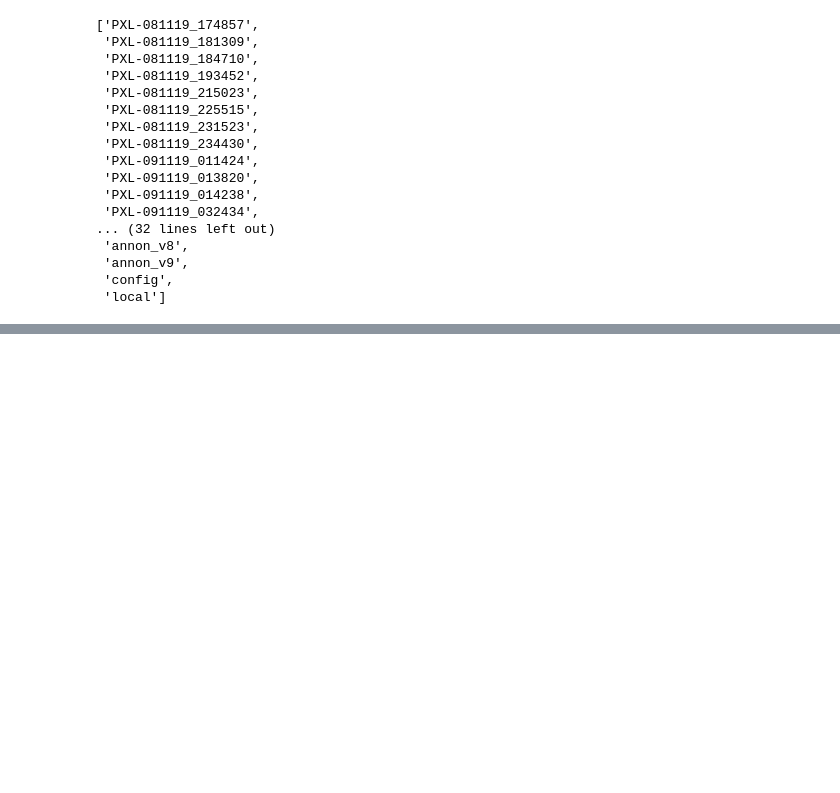
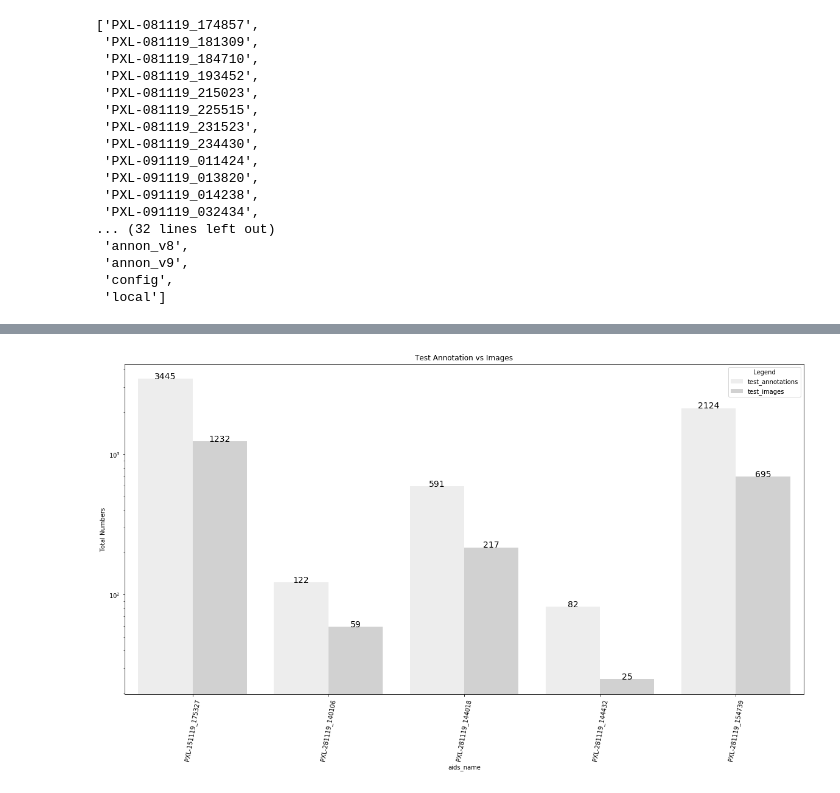
Before and after one commit to Roy-Tuhin/maskrcnn_sophisticate-, a Jupyter notebook: apps/annon/annon_dataset_statistics.ipynb, the cells around one changed output, grey strips where cells are left out. Saved outputs shown, nothing was run; the diff lists cells and outputs as text; code cells hidden in the pictures; blank space fills up the shorter version.

```diff
--- a/apps/annon/annon_dataset_statistics.ipynb
+++ b/apps/annon/annon_dataset_statistics.ipynb
@@ -53 +175,24 @@ aids = [i for i in db_names if re.match(regex, i)]
+# %%
+test_annot_df = aids_df[['aids_name', 'test_annotations', 'test_images']]
+plot_df = pd.melt(test_annot_df, id_vars='aids_name', var_name="Legend", value_name="Total Numbers")
+# plot_df.head()
+# %%
+sns.set_palette("Greys")
+plt.figure(figsize=(20,10))
+sns.barplot(x='aids_name', y = 'Total Numbers', hue='Legend', data =plot_df)
+plt.xticks(rotation=80)
+plt.yscale("log")
+plt.title("Test Annotation vs Images")
+for i in range(len(train_annot_df)):
+    m = test_annot_df['test_annotations'][i]
+    n = test_annot_df['test_images'][i]
+    plt.text(x = i-0.2 , y = m, s = m, size=14, rotation=0, horizontalalignment='center')
+    plt.text(x = i+0.2 , y = n, s = n, size=14, rotation=0, horizontalalignment='center')
+
+# plt.savefig('{}/number_of_polygons_vs_bbox'.format(plot_path), dpi=100, bbox_inches='tight')
+plt.savefig('{}/test'.format(csv_path), dpi=100, bbox_inches='tight')
+
+plt.show()
+# %% [output]
+[figure, added]
 # %%
```
Also changed, not shown: parts of 31 cells of this notebook, 8 other files.
